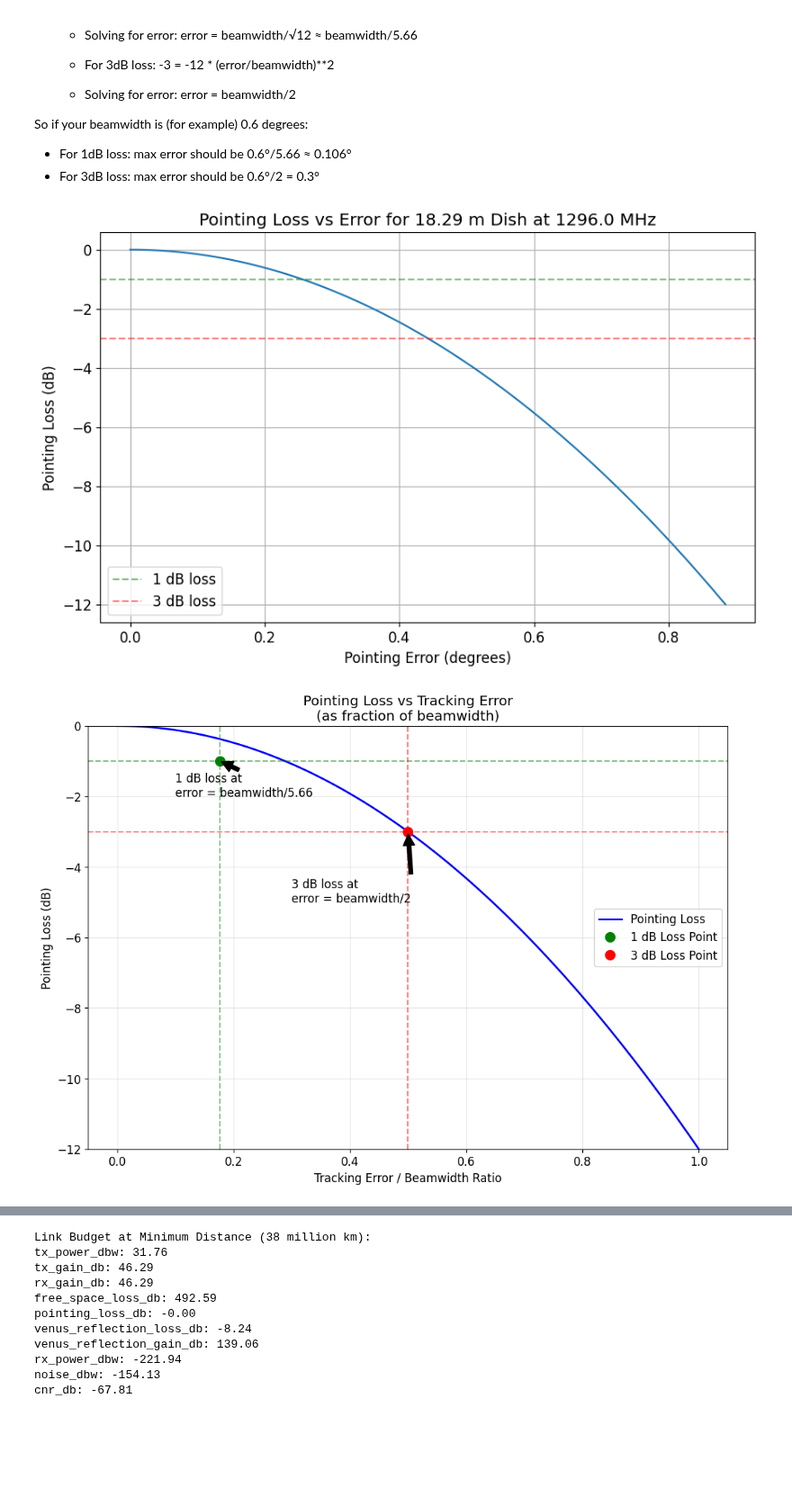
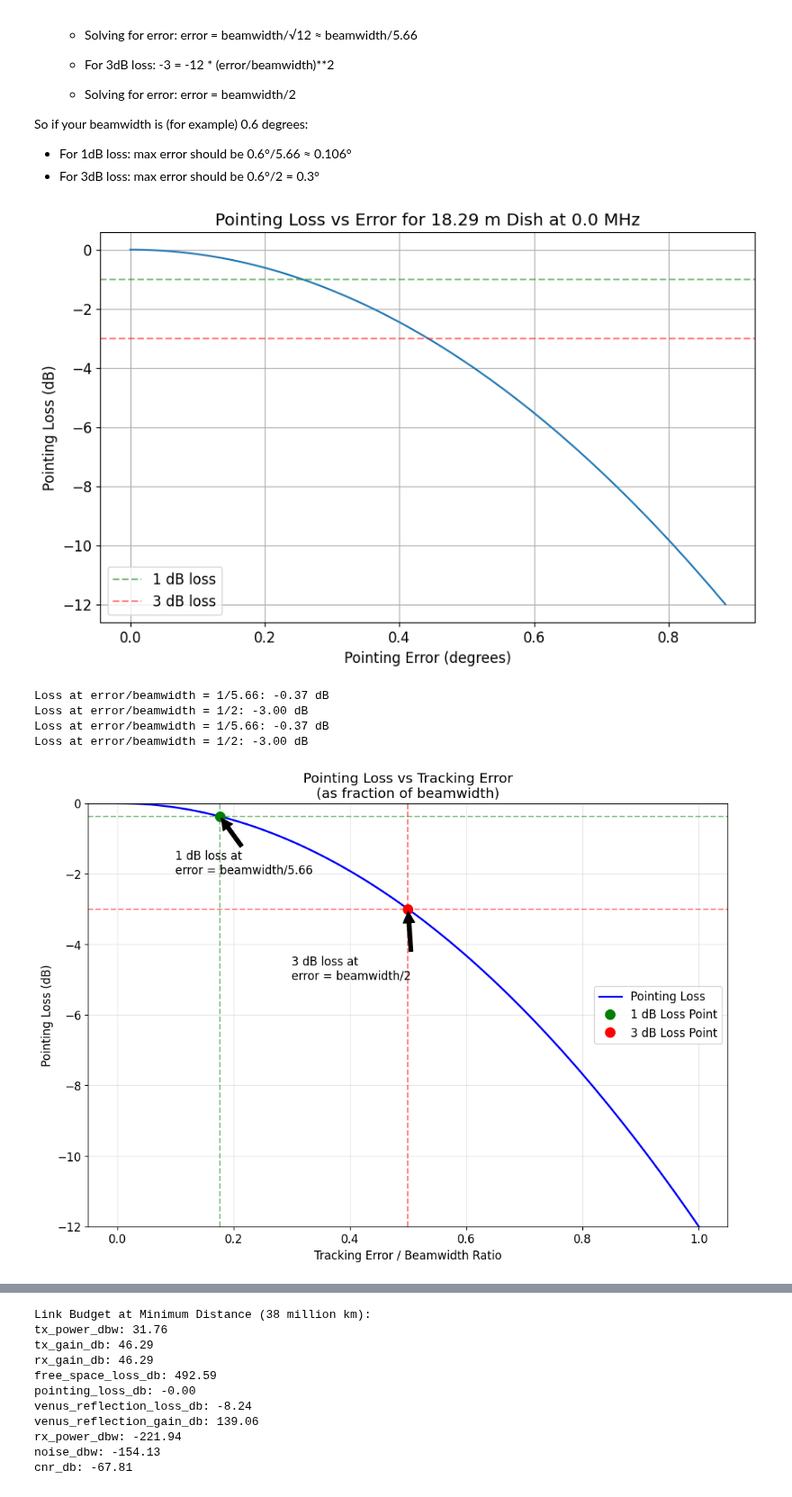
Before and after one commit to OpenResearchInstitute/documents, a Jupyter notebook: Engineering/Link_Budget/Link_Budget_Modeling.ipynb, the cells around one changed output, grey strips where cells are left out. Shown at 90% size. Saved outputs shown, nothing was run; the diff lists cells and outputs as text; code cells hidden in the pictures; blank space fills up the shorter version.

Commit message:
parameterized 1dB and 3dB pointing/tracking error
There's a worksheet for tracking and pointing errors, and the 1dB and 3dB points are now better parameterized and visualized.

```diff
--- a/Engineering/Link_Budget/Link_Budget_Modeling.ipynb
+++ b/Engineering/Link_Budget/Link_Budget_Modeling.ipynb
@@ -6,7 +6,7 @@ from dataclasses import dataclass
 from typing import Optional
 
 @dataclass
-class LinkParameters: #things that are true regardless of the target
+class LinkParameters: #things that are true for us regardless of the target
     frequency_mhz: float = 1296.0 # Signal frequency
     tx_power_w: float = 1500.0 # Transmit power in watts
     tx_antenna_diameter_m: float = 18.29 # Transmit antenna diameter
@@ -19,14 +19,15 @@ class LinkParameters: #things that are true regardless of the target
     tracking_error_deg: float = 0.01 # Needs to be moved from worksheet to here
     lna_noise_figure_db: float = 0.4
     receiver_noise_bandwidth: float = 1e6 # 1 MHz is huge so maybe parameterize this to show effect
+    c: float = 299792458  # Speed of light in m/s
+    k: float = 1.380649e-23  # Boltzmann constant in J/K
+    t0: float = 290  # Reference temperature in K
 
 # Define the EVE link budget here - # Venus specific
 class EVELinkBudget:
     def __init__(self, params: LinkParameters):
         self.params = params
-        self.c = 299792458  # Speed of light in m/s
-        self.k = 1.380649e-23  # Boltzmann constant in J/K
-        self.t0 = 290  # Reference temperature in K
+
         # Venus characteristics
         self.venus_radius_km = 6051.8  # Venus radius in km
         self.venus_radar_albedo = 0.15  # Venus radar albedo (typical value)
@@ -36,7 +37,7 @@ class EVELinkBudget:
 
     def wavelength(self) -> float:
         """Calculate wavelength in meters from frequency"""
-        return self.c / (self.params.frequency_mhz * 1e6)
+        return self.params.c / (self.params.frequency_mhz * 1e6)
 
     def venus_reflection_gain(self) -> float:
         """Calculate billboard gain from Venus surface
@@ -49,7 +50,7 @@ class EVELinkBudget:
         return 10 * np.log10(radar_cross_section)
 
     def venus_reflection_loss(self) -> float:
-        # use albedo to get the loss
+        # use albedo to get this loss
         return 10 * np.log10(self.venus_radar_albedo)
 
     def tx_antenna_gain(self) -> float:
@@ -118,8 +119,8 @@ class EVELinkBudget:
         )
 
         # Calculate system noise
-        t_sys = self.t0 * (10**(self.params.lna_noise_figure_db/10) - 1)
-        noise_dbw = 10 * np.log10(self.k * t_sys * self.params.receiver_noise_bandwidth)
+        t_sys = self.params.t0 * (10**(self.params.lna_noise_figure_db/10) - 1)
+        noise_dbw = 10 * np.log10(self.params.k * t_sys * self.params.receiver_noise_bandwidth)
 
         # Calculate CNR
         cnr = rx_power - noise_dbw
@@ -179,12 +180,11 @@ plt.show()
 class AntennaAnalysis:
     def __init__(self, params: LinkParameters):
         self.params = params
-        self.c = 299792458  # Speed of light in m/s
 
     def wavelength(self) -> float:
         """Calculate wavelength in meters from frequency in MHz"""
         frequency_hz = self.params.frequency_mhz * 1e6  # Convert MHz to Hz
-        return self.c / frequency_hz
+        return self.params.c / frequency_hz
 
     def beamwidth_deg(self) -> float:
         """Calculate 3dB beamwidth in degrees"""
@@ -244,7 +244,7 @@ plt.plot(errors, losses)
 plt.grid(True)
 plt.xlabel('Pointing Error (degrees)')
 plt.ylabel('Pointing Loss (dB)')
-plt.title(f'Pointing Loss vs Error for {analyzer.diameter:.2f} m Dish at {analyzer.frequency/1e6:.1f} MHz')
+plt.title(f'Pointing Loss vs Error for {params.tx_antenna_diameter_m:.2f} m Dish at {analyzer.params.frequency_mhz/1e6:.1f} MHz')
 
 # Add horizontal lines for common loss thresholds
 plt.axhline(y=-1, color='g', linestyle='--', alpha=0.5, label='1 dB loss')
@@ -252,7 +252,7 @@ plt.axhline(y=-3, color='r', linestyle='--', alpha=0.5, label='3 dB loss')
 plt.legend()
 plt.show()
 # %% [output]
-[figure, old version]
+[figure, new version]
 # %%
 # Cell 5: dish analysis of tracking error
 #The visualization shows:
@@ -280,45 +280,63 @@ plt.figure(figsize=(12, 8))
 # Main loss curve
 plt.plot(error_fractions, losses, 'b-', linewidth=2, label='Pointing Loss')
 
+#Calculate losses at our specific points
+loss_at_166 = calculate_pointing_loss(1/5.66, 1)
+loss_at_half = calculate_pointing_loss(1/2, 1)
+
+print(f"Loss at error/beamwidth = 1/5.66: {loss_at_166:.2f} dB")
+print(f"Loss at error/beamwidth = 1/2: {loss_at_half:.2f} dB")
+
 # Add markers for specific loss points
-plt.plot(1/5.66, -1, 'go', markersize=10, label='1 dB Loss Point')
-plt.plot(1/2, -3, 'ro', markersize=10, label='3 dB Loss Point')
+plt.plot(1/5.66, loss_at_166, 'go', markersize=10, label='1 dB Loss Point')
+plt.plot(1/2, loss_at_half, 'ro', markersize=10, label='3 dB Loss Point')
 
 # Add horizontal lines for loss levels
-plt.axhline(y=-1, color='g', linestyle='--', alpha=0.5)
-plt.axhline(y=-3, color='r', linestyle='--', alpha=0.5)
+plt.axhline(y=loss_at_166, color='g', linestyle='--', alpha=0.5)
+plt.axhline(y=loss_at_half, color='r', linestyle='--', alpha=0.5)
 
 # Add vertical lines for error ratios
 plt.axvline(x=1/5.66, color='g', linestyle='--', alpha=0.5)
 plt.axvline(x=1/2, color='r', linestyle='--', alpha=0.5)
 
 # Customize the plot
 plt.grid(True, alpha=0.3)
 plt.xlabel('Tracking Error / Beamwidth Ratio')
 plt.ylabel('Pointing Loss (dB)')
 plt.title('Pointing Loss vs Tracking Error\n(as fraction of beamwidth)')
 
+#Calculate losses at our specific points
+loss_at_166 = calculate_pointing_loss(1/5.66, 1)
+loss_at_half = calculate_pointing_loss(1/2, 1)
+
+print(f"Loss at error/beamwidth = 1/5.66: {loss_at_166:.2f} dB")
+print(f"Loss at error/beamwidth = 1/2: {loss_at_half:.2f} dB")
+
 # Add text annotations
 plt.annotate('1 dB loss at\nerror = beamwidth/5.66',
-            xy=(1/5.66, -1), xytext=(0.1, -2),
+            xy=(1/5.66, loss_at_166), xytext=(0.1, -2),
             arrowprops=dict(facecolor='black', shrink=0.05))
 
 plt.annotate('3 dB loss at\nerror = beamwidth/2',
-            xy=(1/2, -3), xytext=(0.3, -5),
+            xy=(1/2, loss_at_half), xytext=(0.3, -5),
             arrowprops=dict(facecolor='black', shrink=0.05))
 
 plt.legend()
 
 # Set y-axis limits to focus on relevant range
 plt.ylim(-12, 0)
 
 plt.show()
 
 # Print example calculations for your specific dish
 beamwidth = analyzer.beamwidth_deg()
-print(f"\nFor your {analyzer.diameter:.2f}m dish at {analyzer.frequency/1e6:.1f} MHz:")
+print(f"\nFor your {params.tx_antenna_diameter_m:.2f}m dish at {params.frequency_mhz/1e6:.1f} MHz:")
 print(f"Beamwidth: {beamwidth:.3f}°")
 print(f"Max tracking error for 1 dB loss: {beamwidth/5.66:.3f}°")
 print(f"Max tracking error for 3 dB loss: {beamwidth/2:.3f}°")
 # %% [output]
+Loss at error/beamwidth = 1/5.66: -0.37 dB
+Loss at error/beamwidth = 1/2: -3.00 dB
+Loss at error/beamwidth = 1/5.66: -0.37 dB
+Loss at error/beamwidth = 1/2: -3.00 dB
-[figure, old version]
+[figure, new version]
```
Also changed, not shown: parts of 2 cells of this notebook.
